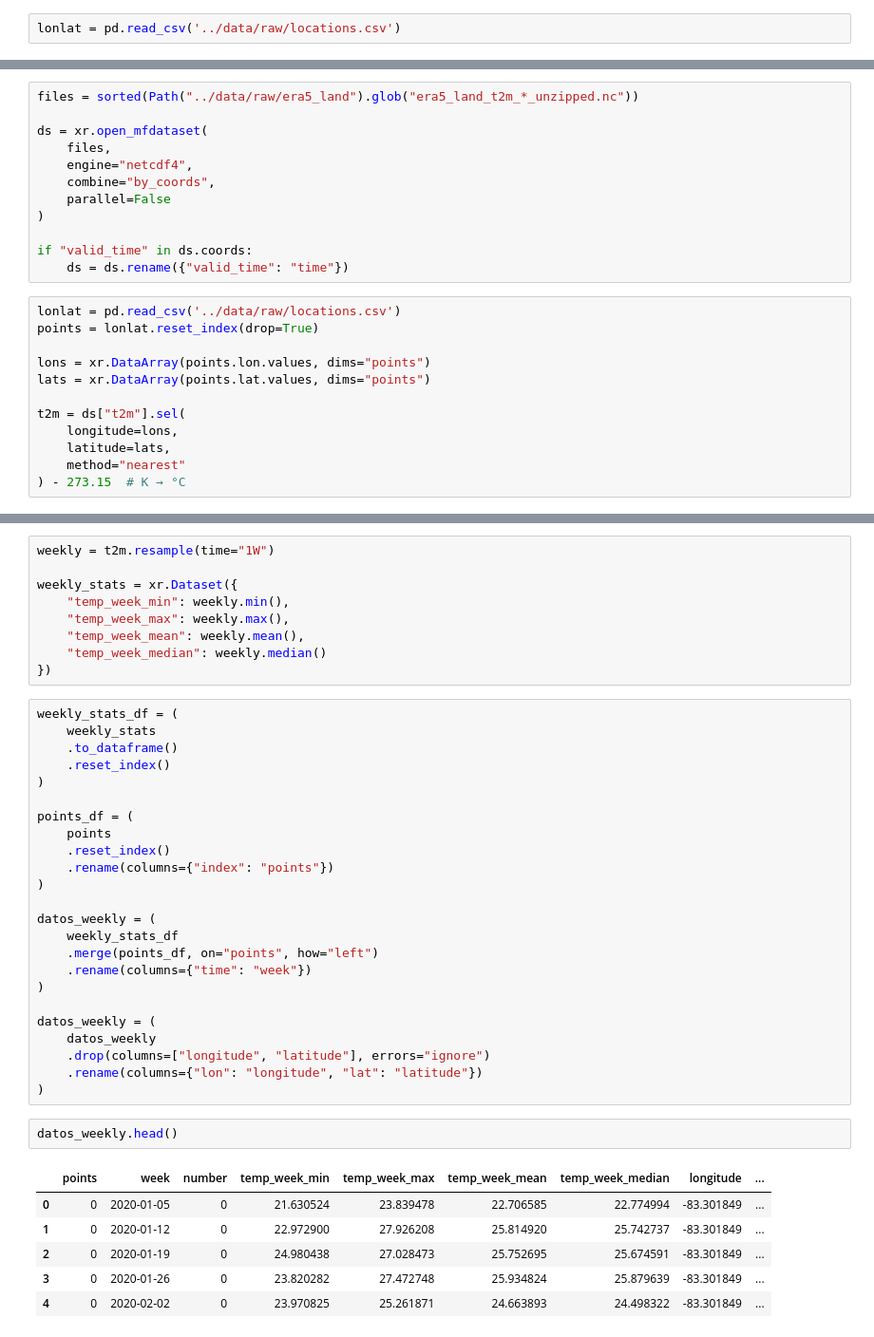
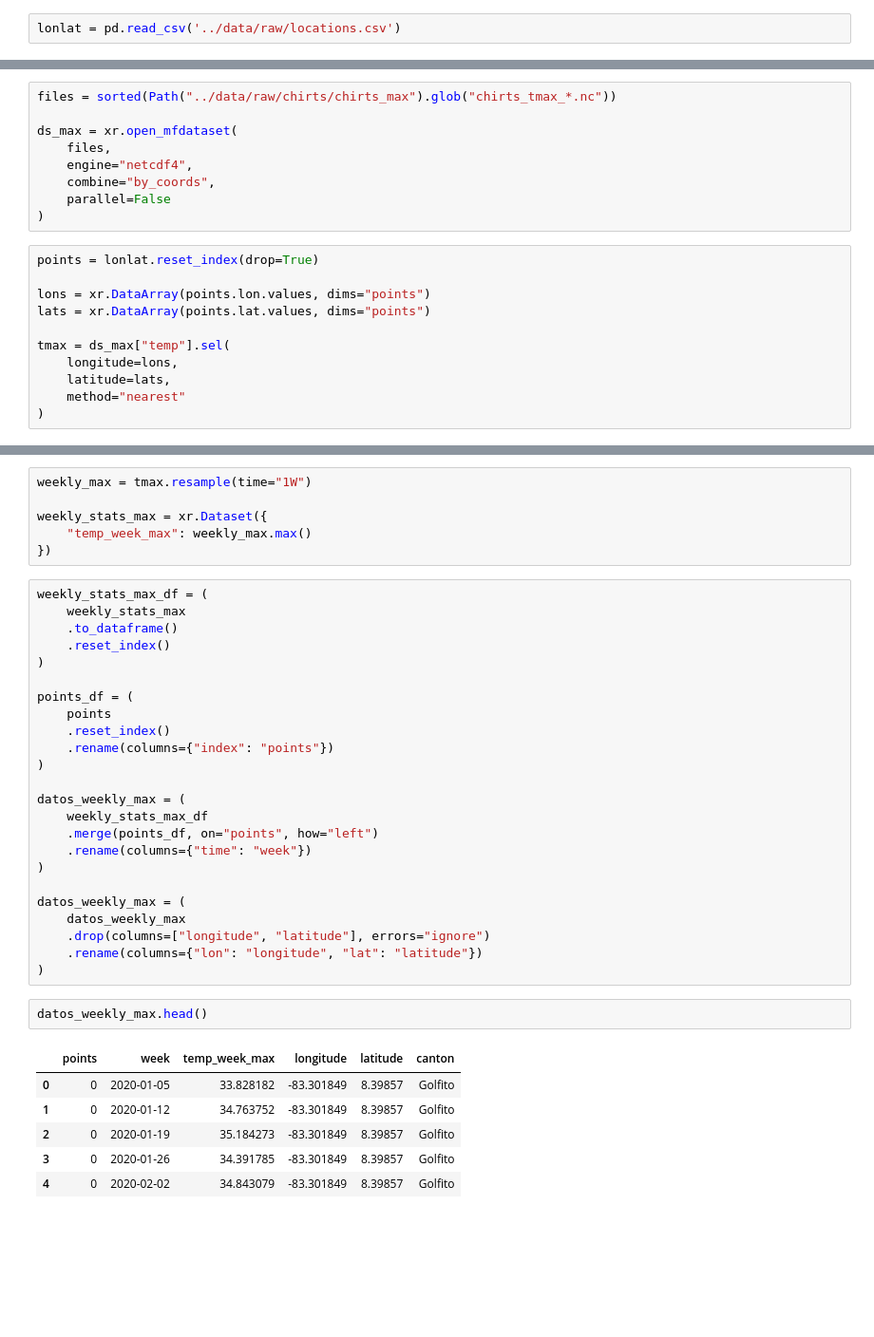
Before and after one commit to artisticlimon/dengue-model, a Jupyter notebook: extraction/extract_temperature.ipynb, the cells around one changed output, grey strips where cells are left out. Shown at 95% size. Cells and saved outputs as stored; diff of their text form; blank space fills up the shorter version.

Commit message:
extract chirts data (with missing values)

```diff
--- a/extraction/extract_temperature.ipynb
+++ b/extraction/extract_temperature.ipynb
@@ -102,24 +11,20 @@ OSError: [Errno 28] No space left on device
 # %%
-files = sorted(Path("../data/raw/era5_land").glob("era5_land_t2m_*_unzipped.nc"))
+files = sorted(Path("../data/raw/chirts/chirts_max").glob("chirts_tmax_*.nc"))
 
-ds = xr.open_mfdataset(
+ds_max = xr.open_mfdataset(
     files,
     engine="netcdf4",
     combine="by_coords",
     parallel=False
 )
-
-if "valid_time" in ds.coords:
-    ds = ds.rename({"valid_time": "time"})
 # %%
-lonlat = pd.read_csv('../data/raw/locations.csv')
 points = lonlat.reset_index(drop=True)
 
 lons = xr.DataArray(points.lon.values, dims="points")
 lats = xr.DataArray(points.lat.values, dims="points")
 
-t2m = ds["t2m"].sel(
+tmax = ds_max["temp"].sel(
     longitude=lons,
     latitude=lats,
     method="nearest"
-) - 273.15  # K → °C
+)
@@ -126,15 +91,12 @@ t2m = ds["t2m"].sel(
 # %%
-weekly = t2m.resample(time="1W")
+weekly_max = tmax.resample(time="1W")
 
-weekly_stats = xr.Dataset({
-    "temp_week_min": weekly.min(),
-    "temp_week_max": weekly.max(),
-    "temp_week_mean": weekly.mean(),
-    "temp_week_median": weekly.median()
+weekly_stats_max = xr.Dataset({
+    "temp_week_max": weekly_max.max()
 })
 # %%
-weekly_stats_df = (
-    weekly_stats
+weekly_stats_max_df = (
+    weekly_stats_max
     .to_dataframe()
     .reset_index()
 )
@@ -145,24 +107,24 @@ points_df = (
     .rename(columns={"index": "points"})
 )
 
-datos_weekly = (
-    weekly_stats_df
+datos_weekly_max = (
+    weekly_stats_max_df
     .merge(points_df, on="points", how="left")
     .rename(columns={"time": "week"})
 )
 
-datos_weekly = (
-    datos_weekly
+datos_weekly_max = (
+    datos_weekly_max
     .drop(columns=["longitude", "latitude"], errors="ignore")
     .rename(columns={"lon": "longitude", "lat": "latitude"})
 )
 # %%
-datos_weekly.head()
+datos_weekly_max.head()
 # %% [output]
-|  | points | week | number | temp_week_min | temp_week_max | temp_week_mean | temp_week_median | longitude | ... |
-| 0 | 0 | 2020-01-05 | 0 | 21.630524 | 23.839478 | 22.706585 | 22.774994 | -83.301849 | ... |
-| 1 | 0 | 2020-01-12 | 0 | 22.972900 | 27.926208 | 25.814920 | 25.742737 | -83.301849 | ... |
-| 2 | 0 | 2020-01-19 | 0 | 24.980438 | 27.028473 | 25.752695 | 25.674591 | -83.301849 | ... |
-| 3 | 0 | 2020-01-26 | 0 | 23.820282 | 27.472748 | 25.934824 | 25.879639 | -83.301849 | ... |
-| 4 | 0 | 2020-02-02 | 0 | 23.970825 | 25.261871 | 24.663893 | 24.498322 | -83.301849 | ... |
+|  | points | week | temp_week_max | longitude | latitude | canton |
+| 0 | 0 | 2020-01-05 | 33.828182 | -83.301849 | 8.39857 | Golfito |
+| 1 | 0 | 2020-01-12 | 34.763752 | -83.301849 | 8.39857 | Golfito |
+| 2 | 0 | 2020-01-19 | 35.184273 | -83.301849 | 8.39857 | Golfito |
+| 3 | 0 | 2020-01-26 | 34.391785 | -83.301849 | 8.39857 | Golfito |
+| 4 | 0 | 2020-02-02 | 34.843079 | -83.301849 | 8.39857 | Golfito |
 # %%
```
Also changed, not shown: parts of 22 cells of this notebook.
